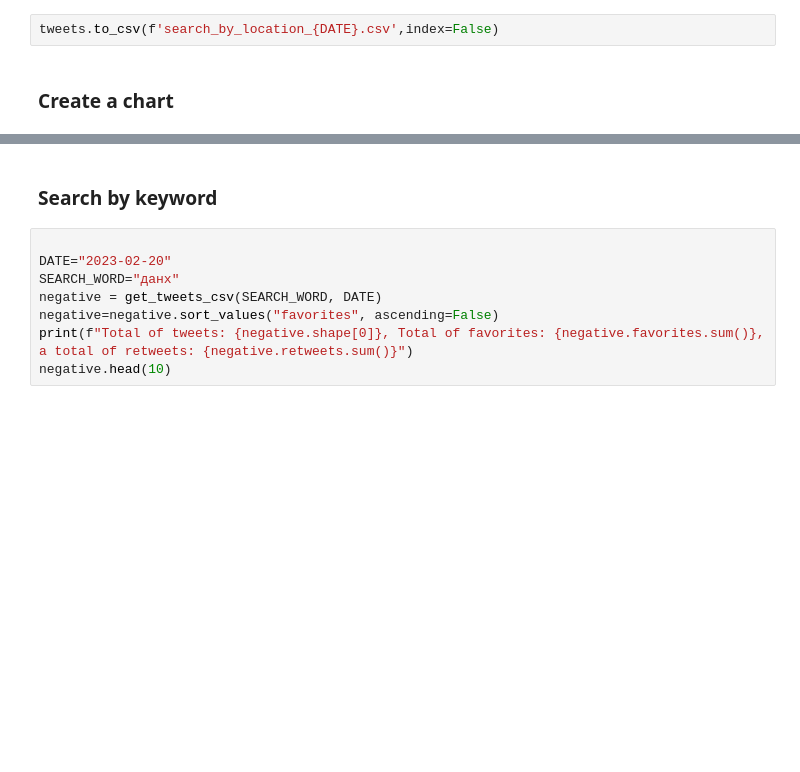
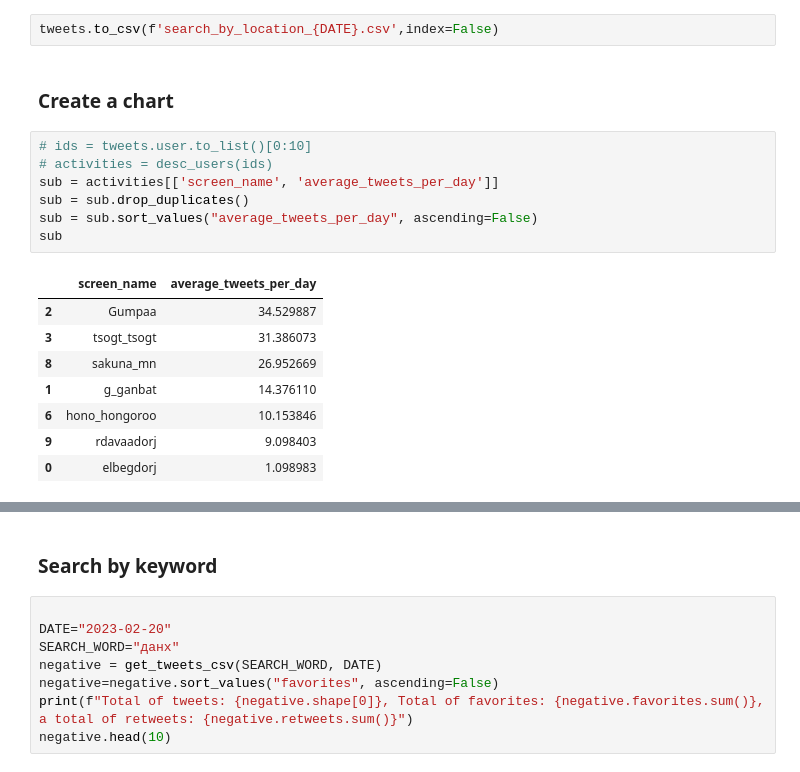
Before and after one commit to byambaa1982/mongol_tweets, a Jupyter notebook: tweets.ipynb, the cells around one changed output, grey strips where cells are left out. Cells and saved outputs as stored; diff of their text form; blank space fills up the shorter version.

```diff
--- a/tweets.ipynb
+++ b/tweets.ipynb
@@ -350,6 +350,22 @@ print_ids(df, 'user', 10)
 tweets.to_csv(f'search_by_location_{DATE}.csv',index=False)
 # %% [markdown]
 ### Create a chart
+# %%
+# ids = tweets.user.to_list()[0:10]
+# activities = desc_users(ids)
+sub = activities[['screen_name', 'average_tweets_per_day']]
+sub = sub.drop_duplicates()
+sub = sub.sort_values("average_tweets_per_day", ascending=False)
+sub
+# %% [output]
+|  | screen_name | average_tweets_per_day |
+| 2 | Gumpaa | 34.529887 |
+| 3 | tsogt_tsogt | 31.386073 |
+| 8 | sakuna_mn | 26.952669 |
+| 1 | g_ganbat | 14.376110 |
+| 6 | hono_hongoroo | 10.153846 |
+| 9 | rdavaadorj | 9.098403 |
+| 0 | elbegdorj | 1.098983 |
 # %%
 import matplotlib.pyplot as plt
 
```
Also changed, not shown: parts of 1 cell of this notebook.
